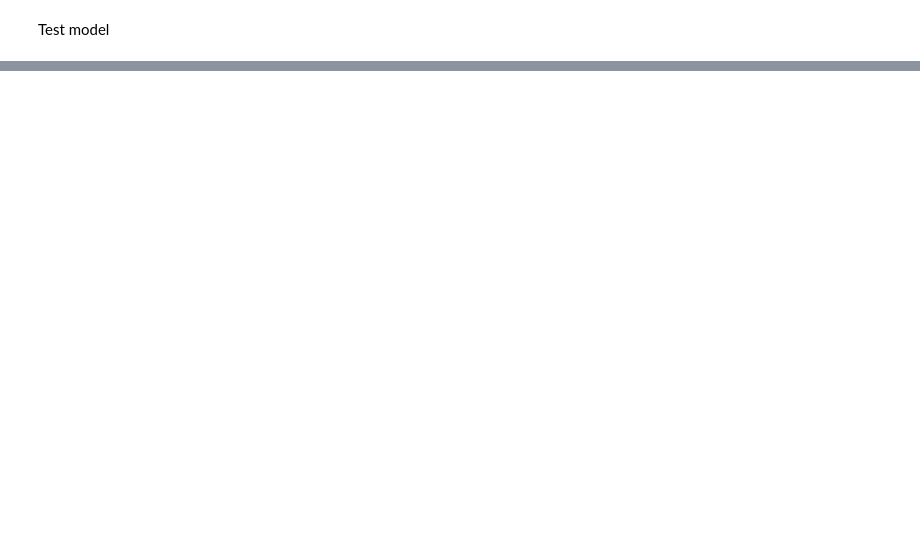
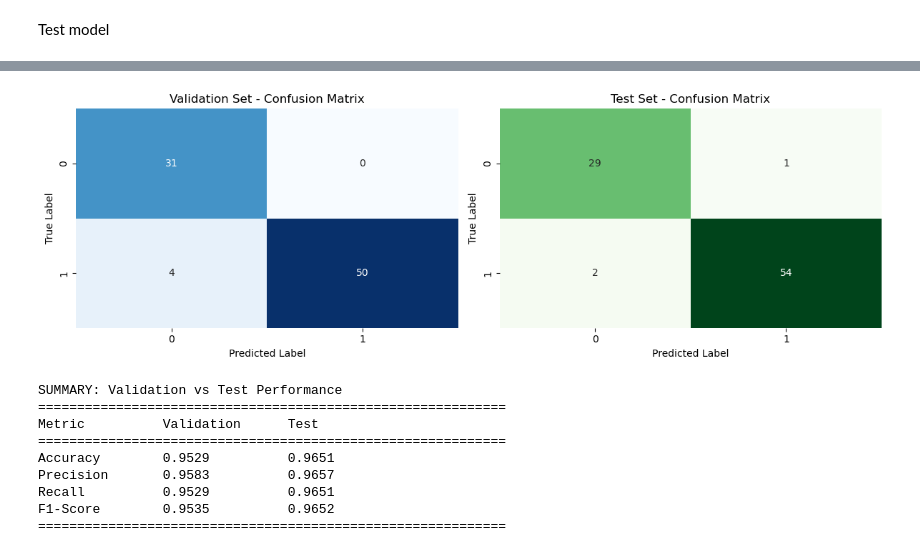
Before and after one commit to yaseen20051/Into-ML, a Jupyter notebook: BreastCancer.ipynb, the cells around one changed output, grey strips where cells are left out. Cells and saved outputs as stored; diff of their text form; code cells hidden in the pictures; blank space fills up the shorter version.

```diff
--- a/BreastCancer.ipynb
+++ b/BreastCancer.ipynb
@@ -288,0 +302,69 @@ Saved tree to breast_tree.png
+# %%
+from sklearn.metrics import accuracy_score, precision_score, recall_score, f1_score, confusion_matrix
+import matplotlib.pyplot as plt
+import seaborn as sns
+
+# Evaluate on validation dataset
+Y_val_pred = classifier.predict(X_val)
+
+val_accuracy = accuracy_score(Y_val, Y_val_pred)
+val_precision = precision_score(Y_val, Y_val_pred, average='weighted')
+val_recall = recall_score(Y_val, Y_val_pred, average='weighted')
+val_f1 = f1_score(Y_val, Y_val_pred, average='weighted')
+
+print("=" * 60)
+print("VALIDATION DATASET PERFORMANCE")
+print("=" * 60)
+print(f"Accuracy:  {val_accuracy:.4f}")
+print(f"Precision: {val_precision:.4f}")
+print(f"Recall:    {val_recall:.4f}")
+print(f"F1-Score:  {val_f1:.4f}")
+print("=" * 60)
+
+# Compare with test dataset
+Y_test_pred = classifier.predict(X_test)
+
+test_accuracy = accuracy_score(Y_test, Y_test_pred)
+test_precision = precision_score(Y_test, Y_test_pred, average='weighted')
+test_recall = recall_score(Y_test, Y_test_pred, average='weighted')
+test_f1 = f1_score(Y_test, Y_test_pred, average='weighted')
+
+print("\nTEST DATASET PERFORMANCE")
+print("=" * 60)
+print(f"Accuracy:  {test_accuracy:.4f}")
+print(f"Precision: {test_precision:.4f}")
+print(f"Recall:    {test_recall:.4f}")
+print(f"F1-Score:  {test_f1:.4f}")
+print("=" * 60)
+
+# Visualize confusion matrix for validation dataset
+fig, axes = plt.subplots(1, 2, figsize=(12, 4))
+
+# Validation confusion matrix
+val_cm = confusion_matrix(Y_val, Y_val_pred)
+sns.heatmap(val_cm, annot=True, fmt='d', cmap='Blues', ax=axes[0], cbar=False)
+axes[0].set_title('Validation Set - Confusion Matrix')
+axes[0].set_ylabel('True Label')
+axes[0].set_xlabel('Predicted Label')
+
+# Test confusion matrix
+test_cm = confusion_matrix(Y_test, Y_test_pred)
+sns.heatmap(test_cm, annot=True, fmt='d', cmap='Greens', ax=axes[1], cbar=False)
+axes[1].set_title('Test Set - Confusion Matrix')
+axes[1].set_ylabel('True Label')
+axes[1].set_xlabel('Predicted Label')
+
+plt.tight_layout()
+plt.show()
+
+# Summary comparison
+print("\nSUMMARY: Validation vs Test Performance")
+print("=" * 60)
+print(f"{'Metric':<15} {'Validation':<15} {'Test':<15}")
+print("=" * 60)
+print(f"{'Accuracy':<15} {val_accuracy:<15.4f} {test_accuracy:<15.4f}")
+print(f"{'Precision':<15} {val_precision:<15.4f} {test_precision:<15.4f}")
+print(f"{'Recall':<15} {val_recall:<15.4f} {test_recall:<15.4f}")
+print(f"{'F1-Score':<15} {val_f1:<15.4f} {test_f1:<15.4f}")
+print("=" * 60)
+# %% [output]
@@ -288,0 +387,10 @@ Saved tree to breast_tree.png
+[figure, added]
+SUMMARY: Validation vs Test Performance
+============================================================
+Metric          Validation      Test
+============================================================
+Accuracy        0.9529          0.9651
+Precision       0.9583          0.9657
+Recall          0.9529          0.9651
+F1-Score        0.9535          0.9652
+============================================================
```
Also changed, not shown: parts of 6 cells of this notebook, 2 other files.
